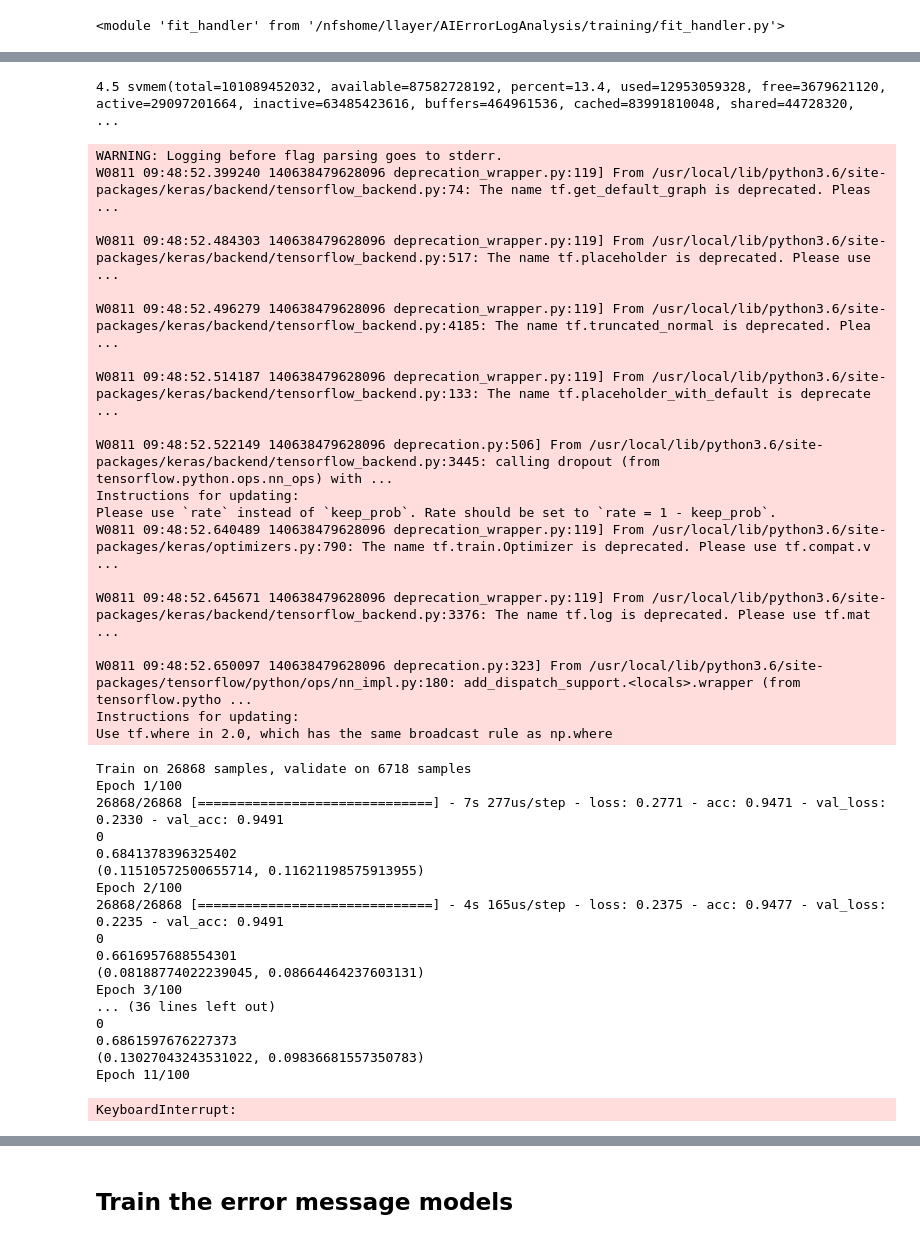
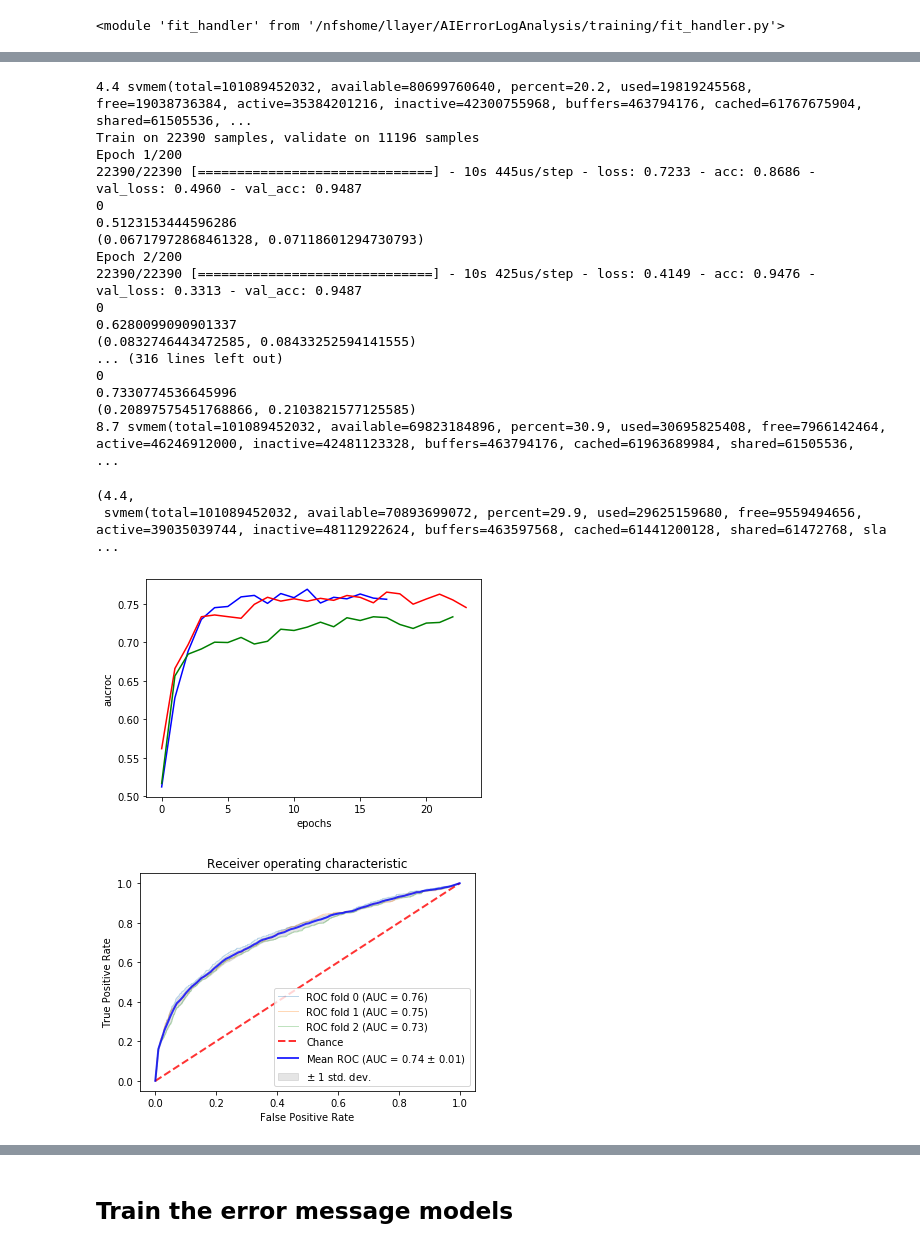
Before and after one commit to llayer/AIErrorLogAnalysis, a Jupyter notebook: training/train.ipynb, the cells around one changed output, grey strips where cells are left out. Cells and saved outputs as stored; diff of their text form; code cells hidden in the pictures.

Commit message:
add visualization

```diff
--- a/training/train.ipynb
+++ b/training/train.ipynb
@@ -80,46 +83,39 @@ handler = fit_handler.FitHandler()
 # %%
 ff = baseline_model.FF(2, dim_errors, dim_sites)
 # %%
-cv = handler.kfold_val(ff.model_params, X, y, batch_size = 100)
+cv = handler.kfold_val(ff.model_params, X, y, kfold_splits = 3, batch_size = 2370, max_epochs = 200, optimize = False)
 # %% [output]
-4.5 svmem(total=101089452032, available=87582728192, percent=13.4, used=12953059328, free=3679621120, active=29097201664, inactive=63485423616, buffers=464961536, cached=83991810048, shared=44728320,  ...
+4.4 svmem(total=101089452032, available=80699760640, percent=20.2, used=19819245568, free=19038736384, active=35384201216, inactive=42300755968, buffers=463794176, cached=61767675904, shared=61505536, ...
+Train on 22390 samples, validate on 11196 samples
+Epoch 1/200
+22390/22390 [==============================] - 10s 445us/step - loss: 0.7233 - acc: 0.8686 - val_loss: 0.4960 - val_acc: 0.9487
+0
+0.5123153444596286
+(0.06717972868461328, 0.07118601294730793)
+Epoch 2/200
+22390/22390 [==============================] - 10s 425us/step - loss: 0.4149 - acc: 0.9476 - val_loss: 0.3313 - val_acc: 0.9487
+0
+0.6280099090901337
+(0.0832746443472585, 0.08433252594141555)
+... (316 lines left out)
+0
+0.7330774536645996
+(0.20897575451768866, 0.2103821577125585)
+8.7 svmem(total=101089452032, available=69823184896, percent=30.9, used=30695825408, free=7966142464, active=46246912000, inactive=42481123328, buffers=463794176, cached=61963689984, shared=61505536,  ...
-WARNING: Logging before flag parsing goes to stderr.
-W0811 09:48:52.399240 140638479628096 deprecation_wrapper.py:119] From /usr/local/lib/python3.6/site-packages/keras/backend/tensorflow_backend.py:74: The name tf.get_default_graph is deprecated. Pleas ...
-
-W0811 09:48:52.484303 140638479628096 deprecation_wrapper.py:119] From /usr/local/lib/python3.6/site-packages/keras/backend/tensorflow_backend.py:517: The name tf.placeholder is deprecated. Please use ...
-
-W0811 09:48:52.496279 140638479628096 deprecation_wrapper.py:119] From /usr/local/lib/python3.6/site-packages/keras/backend/tensorflow_backend.py:4185: The name tf.truncated_normal is deprecated. Plea ...
-
-W0811 09:48:52.514187 140638479628096 deprecation_wrapper.py:119] From /usr/local/lib/python3.6/site-packages/keras/backend/tensorflow_backend.py:133: The name tf.placeholder_with_default is deprecate ...
-
-W0811 09:48:52.522149 140638479628096 deprecation.py:506] From /usr/local/lib/python3.6/site-packages/keras/backend/tensorflow_backend.py:3445: calling dropout (from tensorflow.python.ops.nn_ops) with ...
-Instructions for updating:
-Please use `rate` instead of `keep_prob`. Rate should be set to `rate = 1 - keep_prob`.
-W0811 09:48:52.640489 140638479628096 deprecation_wrapper.py:119] From /usr/local/lib/python3.6/site-packages/keras/optimizers.py:790: The name tf.train.Optimizer is deprecated. Please use tf.compat.v ...
-
-W0811 09:48:52.645671 140638479628096 deprecation_wrapper.py:119] From /usr/local/lib/python3.6/site-packages/keras/backend/tensorflow_backend.py:3376: The name tf.log is deprecated. Please use tf.mat ...
-
-W0811 09:48:52.650097 140638479628096 deprecation.py:323] From /usr/local/lib/python3.6/site-packages/tensorflow/python/ops/nn_impl.py:180: add_dispatch_support.<locals>.wrapper (from tensorflow.pytho ...
-Instructions for updating:
-Use tf.where in 2.0, which has the same broadcast rule as np.where
-Train on 26868 samples, validate on 6718 samples
-Epoch 1/100
-26868/26868 [==============================] - 7s 277us/step - loss: 0.2771 - acc: 0.9471 - val_loss: 0.2330 - val_acc: 0.9491
-0
-0.6841378396325402
-(0.11510572500655714, 0.11621198575913955)
-Epoch 2/100
-26868/26868 [==============================] - 4s 165us/step - loss: 0.2375 - acc: 0.9477 - val_loss: 0.2235 - val_acc: 0.9491
-0
-0.6616957688554301
-(0.08188774022239045, 0.08664464237603131)
-Epoch 3/100
-... (36 lines left out)
-0
-0.6861597676227373
-(0.13027043243531022, 0.09836681557350783)
-Epoch 11/100
-KeyboardInterrupt:
+# %%
+psutil.cpu_percent(), psutil.virtual_memory()
+# %% [output]
+(4.4,
+ svmem(total=101089452032, available=70893699072, percent=29.9, used=29625159680, free=9559494656, active=39035039744, inactive=48112922624, buffers=463597568, cached=61441200128, shared=61472768, sla ...
+# %%
+importlib.reload(plot)
+plot.plot_metric(cv['es'], 'aucroc')
+# %% [output]
+[figure, added]
+# %%
+plot.plot_cv_roc_curve(cv['aucs'], cv['tprs'], cv['fprs'])
+# %% [output]
+[figure, added]
 # %%
 result = handler.find_optimal_parameters( ff, X, y, batch_size = 1000, num_calls = 20 )
 # %%
```
Also changed, not shown: parts of 14 cells of this notebook, 3 other files.
